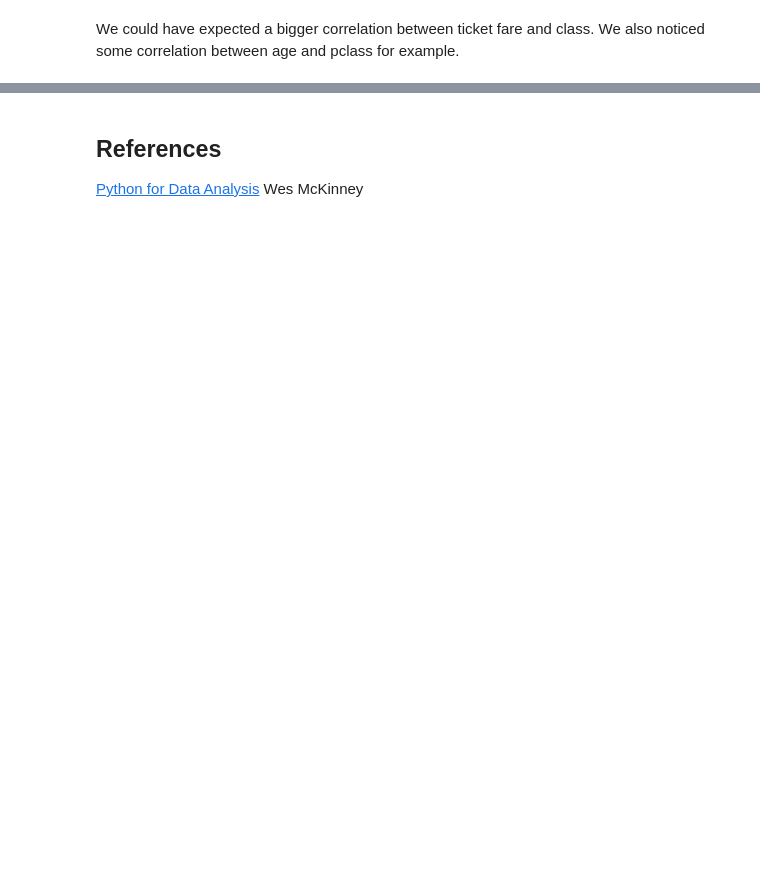
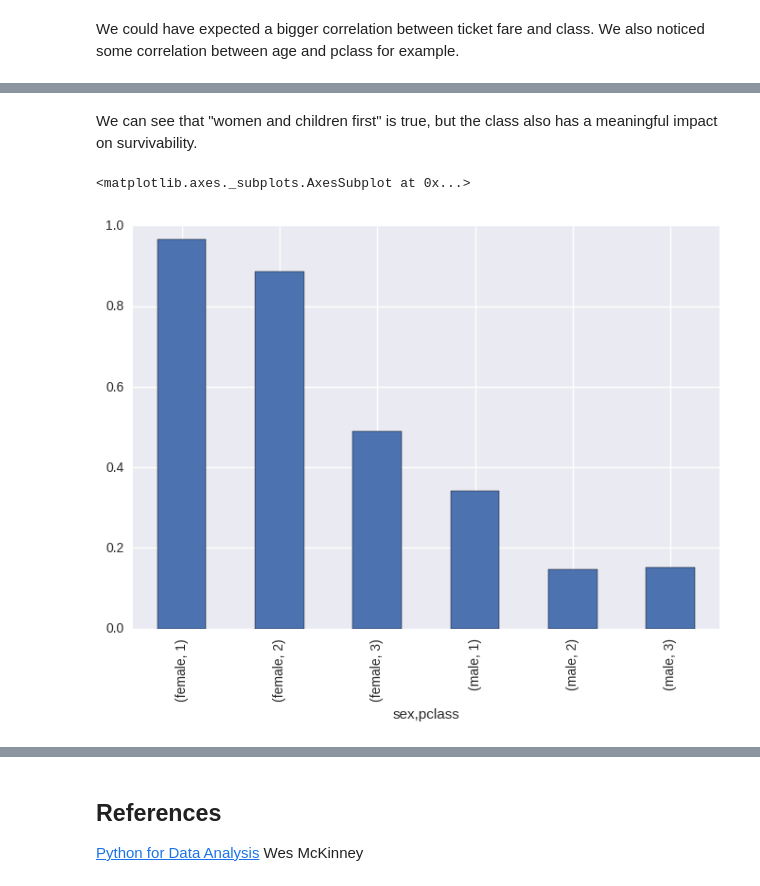
Before and after one commit to timozattol/ada-2016, a Jupyter notebook: hw01/Data Wrangling with Pandas.ipynb, the cells around one changed output, grey strips where cells are left out. Cells and saved outputs as stored; diff of their text form; code cells hidden in the pictures; blank space fills up the shorter version.

```diff
--- a/hw01/Data Wrangling with Pandas.ipynb
+++ b/hw01/Data Wrangling with Pandas.ipynb
@@ -643,0 +1721,10 @@ titanic.corr()
+# %% [markdown]
+We can see that "women and children first" is true, but the class also has a meaningful impact on survivability.
+# %%
+# 3 Calculate the same proportion, but by class and sex.
+gr_class_and_sex = titanic.groupby(['sex', 'pclass']).survived
+prop_survived_by_gender_and_class = gr_class_and_sex.sum()/gr_class_and_sex.count()
+prop_survived_by_gender_and_class.plot(kind="bar")
+# %% [output]
+<matplotlib.axes._subplots.AxesSubplot at 0x...>
+[figure, added]
```
Also changed, not shown: parts of 126 cells of this notebook.
